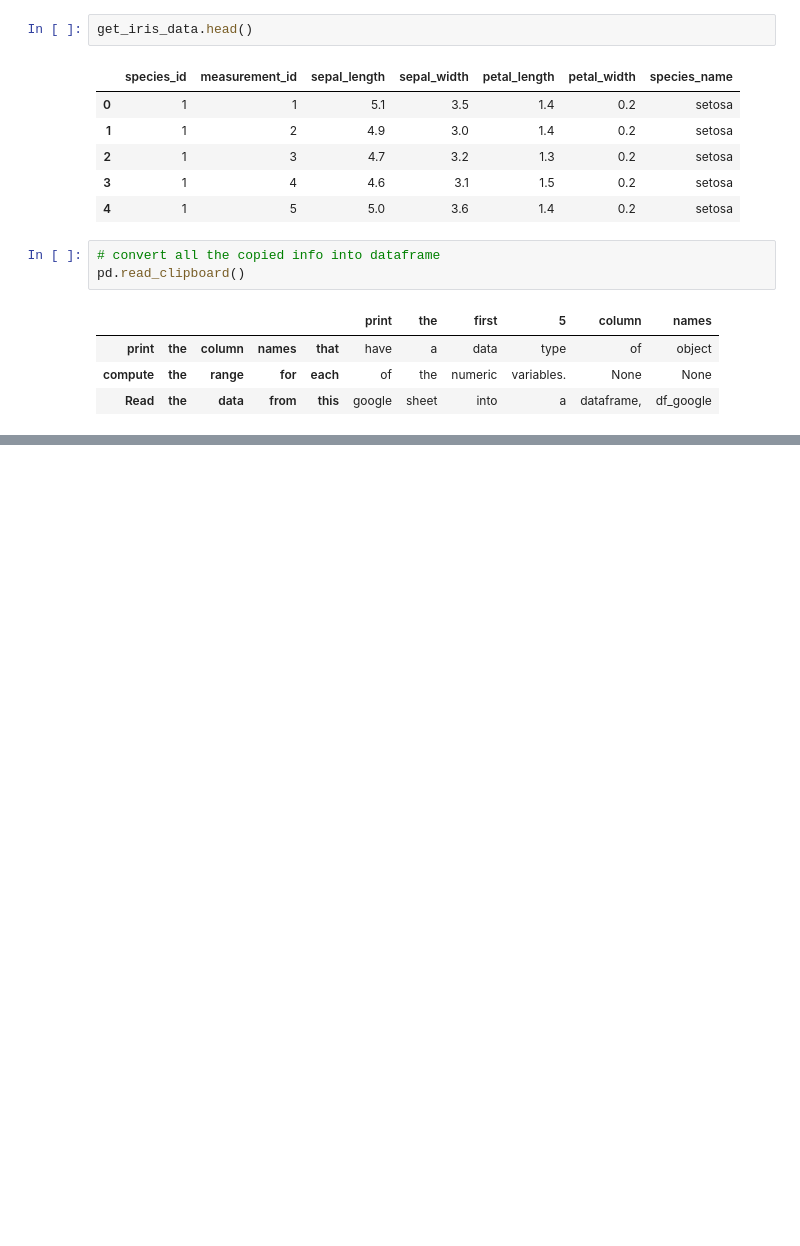
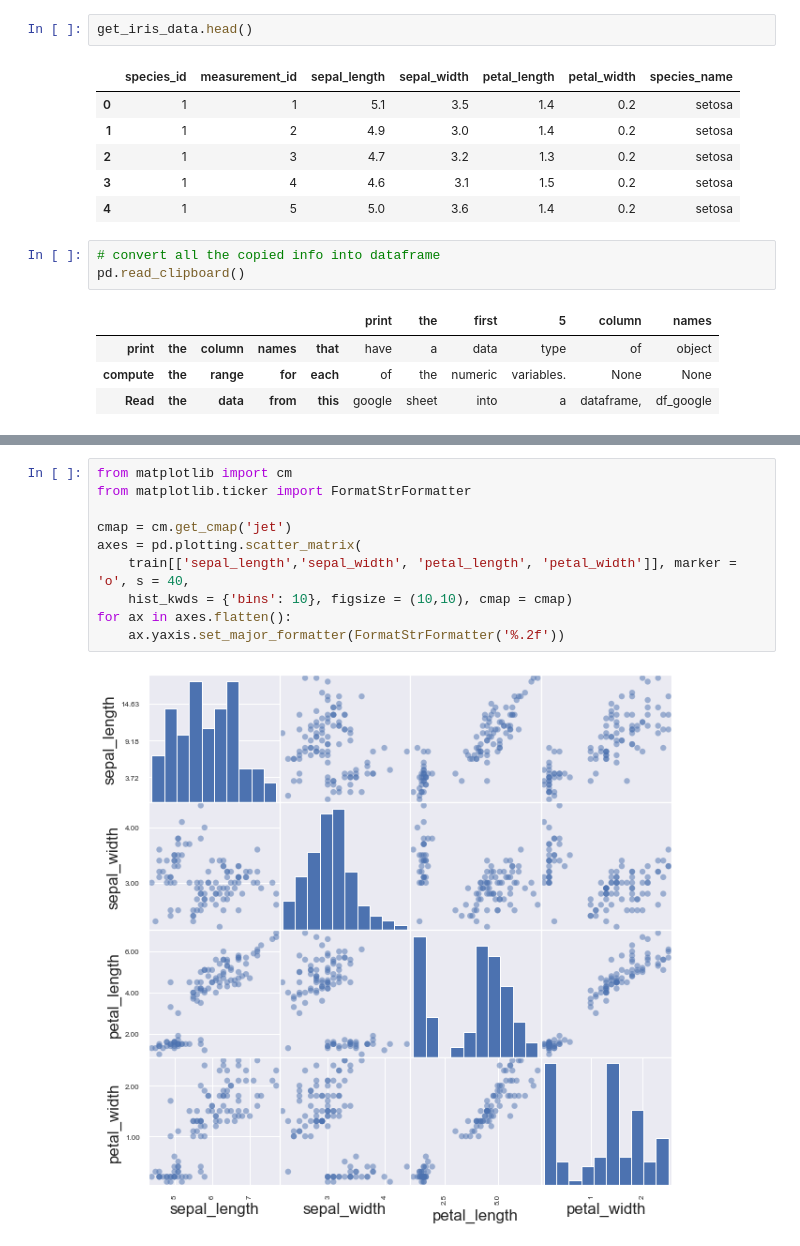
Before and after one commit to Jacqueline-A-Shay/ds-methodologies-exercises, a Jupyter notebook: classification/classification_exercises.ipynb, the cells around one changed output, grey strips where cells are left out. Saved outputs shown, nothing was run; the diff lists cells and outputs as text; blank space fills up the shorter version.

```diff
--- a/classification/classification_exercises.ipynb
+++ b/classification/classification_exercises.ipynb
@@ -267,0 +393,12 @@ pd.read_clipboard()
+# %%
+from matplotlib import cm
+from matplotlib.ticker import FormatStrFormatter
+
+cmap = cm.get_cmap('jet')
+axes = pd.plotting.scatter_matrix(
+    train[['sepal_length','sepal_width', 'petal_length', 'petal_width']], marker = 'o', s = 40,
+    hist_kwds = {'bins': 10}, figsize = (10,10), cmap = cmap)
+for ax in axes.flatten():
+    ax.yaxis.set_major_formatter(FormatStrFormatter('%.2f'))
+# %% [output]
+[figure, added]
```
Also changed, not shown: parts of 19 cells of this notebook, 10 other files.
